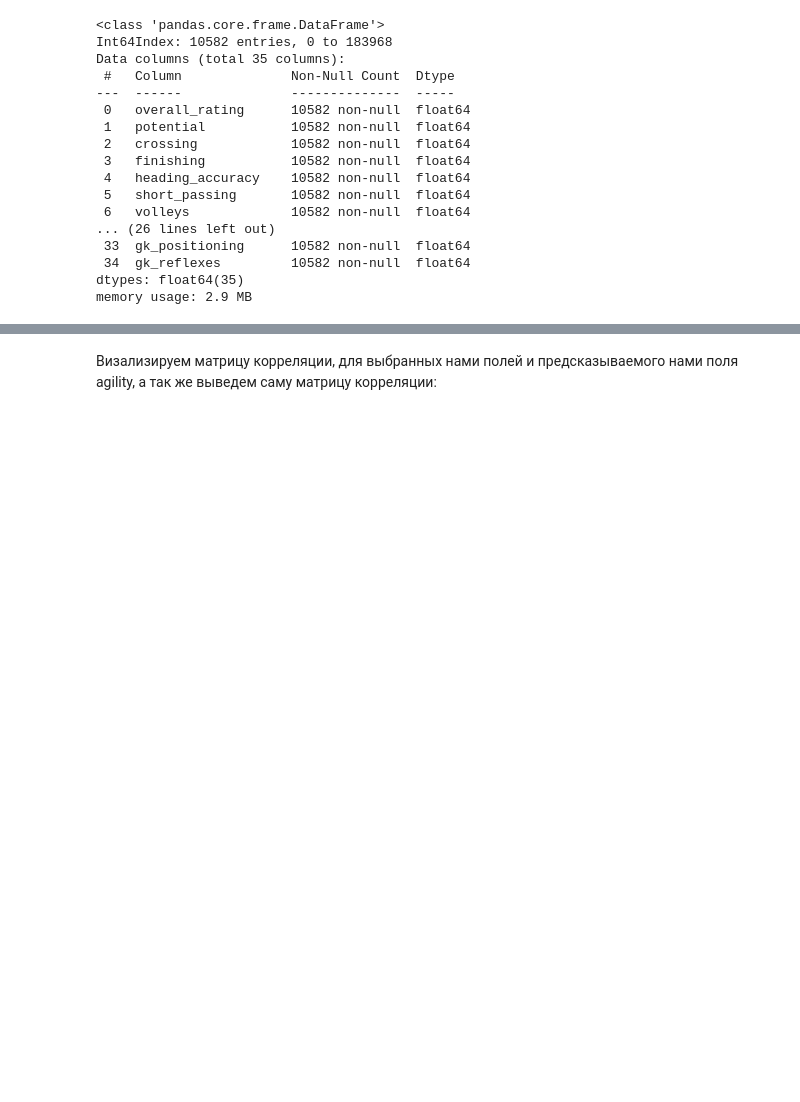
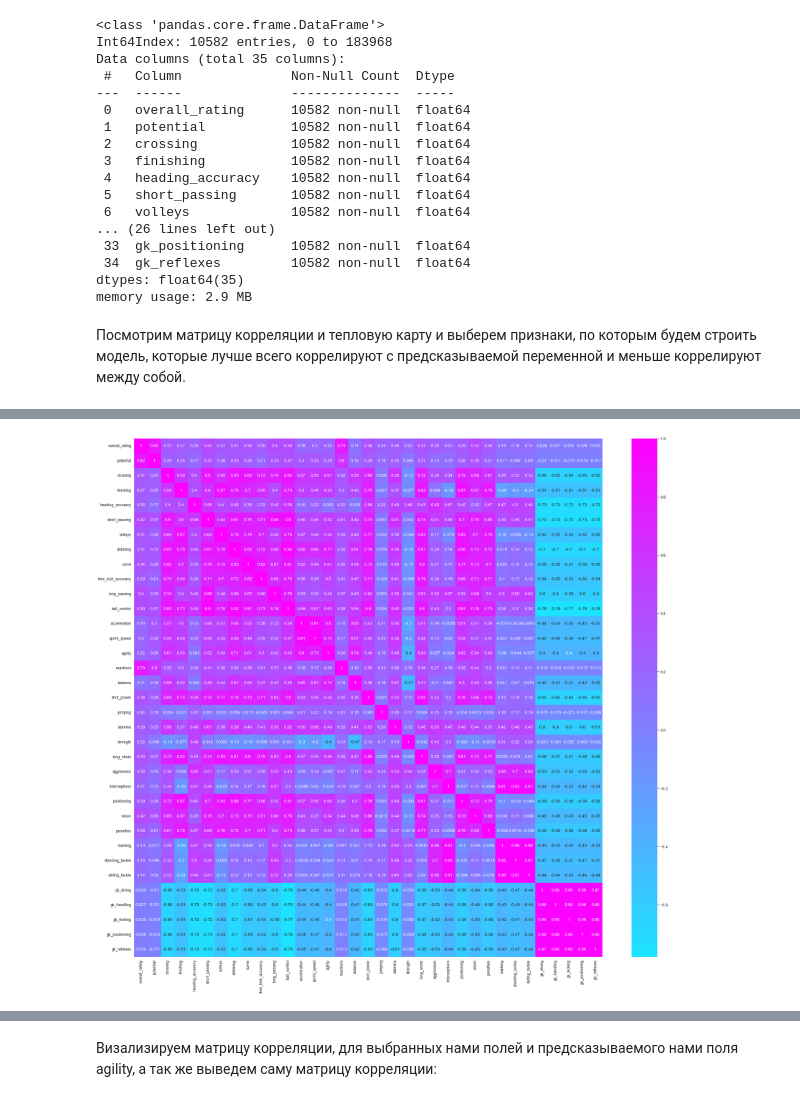
Before and after one commit to AlexeyZubar/Linear-Regression, a Jupyter notebook: linear_regression.ipynb, the cells around one changed output, grey strips where cells are left out. Saved outputs shown, nothing was run; the diff lists cells and outputs as text; code cells hidden in the pictures; blank space fills up the shorter version.

```diff
--- a/linear_regression.ipynb
+++ b/linear_regression.ipynb
@@ -1651,3 +1651,11 @@ Data columns (total 35 columns):
  34  gk_reflexes         10582 non-null  float64
 dtypes: float64(35)
 memory usage: 2.9 MB
+# %% [markdown]
+Посмотрим матрицу корреляции и тепловую карту и выберем признаки, по которым будем строить модель, которые лучше всего коррелируют с предсказываемой переменной и меньше коррелируют между собой.
+# %%
+correlation_matrix = pd.DataFrame.corr(DF_TRAIN)
+display(correlation_matrix)
+fig, ax = plt.subplots(figsize=(33,30))
+sns.heatmap(correlation_matrix,center=0,cmap='cool',annot=True);
+# %% [output]
@@ -1654,3 +1679,4 @@ memory usage: 2.9 MB
+[figure, added]
 # %% [markdown]
 Для построения модели будем использовать следующие признаки:
 * reactions(чем лучше реакция игрока тем выше его ловкость)
```
Also changed, not shown: parts of 42 cells of this notebook.
